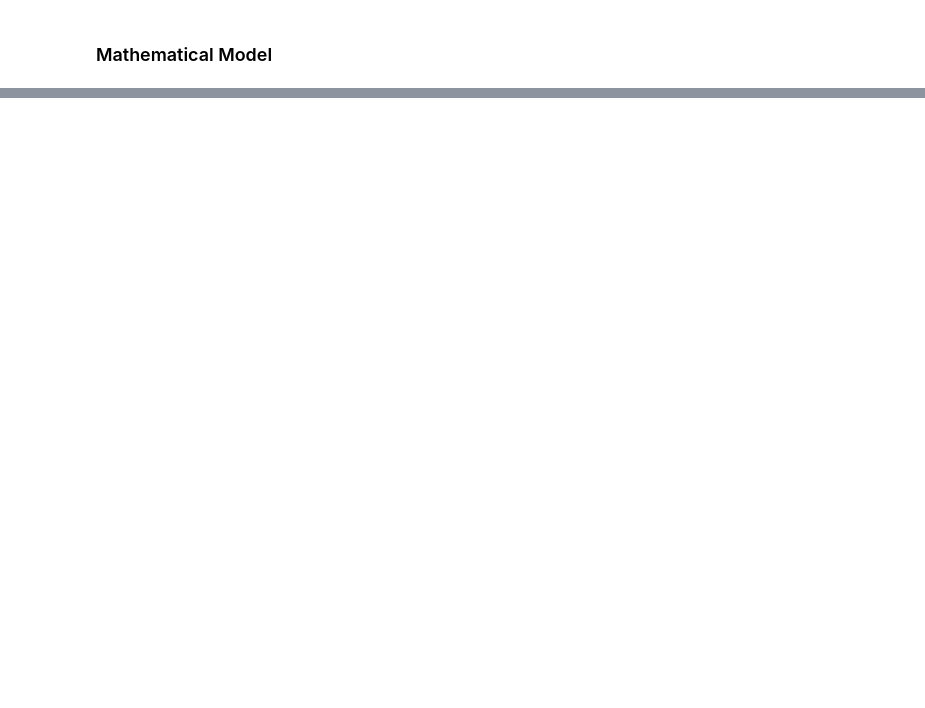
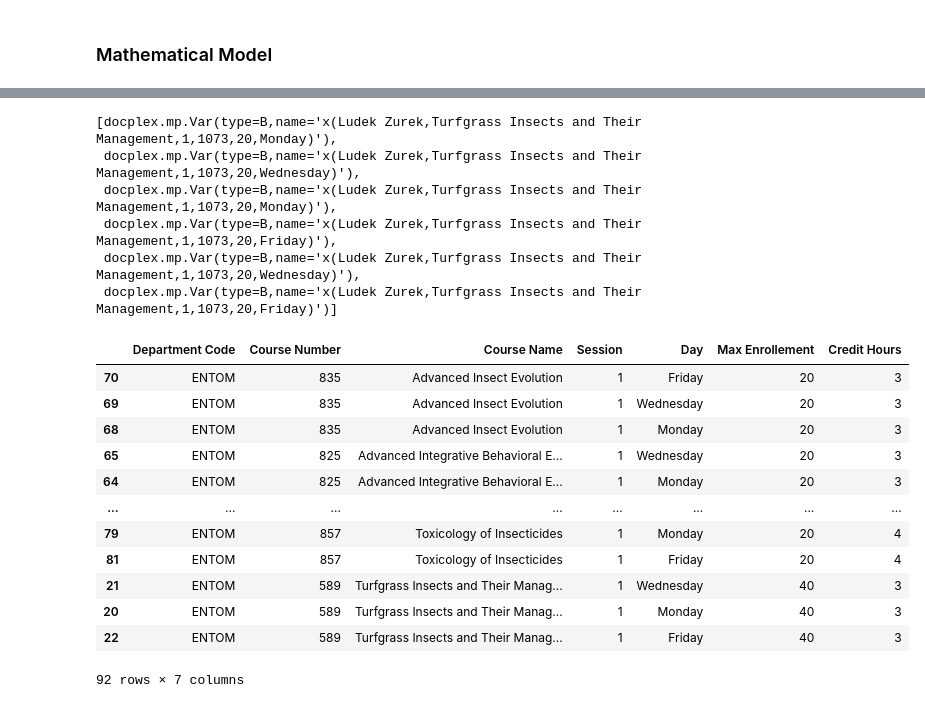
Before and after one commit to isossa/MATH4320, a Jupyter notebook: Project 1/Project 1 Submission.ipynb, the cells around one changed output, grey strips where cells are left out. Saved outputs shown, nothing was run; the diff lists cells and outputs as text; code cells hidden in the pictures; blank space fills up the shorter version.

```diff
--- a/Project 1/Project 1 Submission.ipynb
+++ b/Project 1/Project 1 Submission.ipynb
@@ -228,7 +216,7 @@ def get_period_df() -> pd.DataFrame:
     return pd.DataFrame.from_dict({'Period' : list(range(1, 21)) * 5, 'Day Name' : day_names, 'Day Number' : day_digits,
                                    'Start Time' : start_time, 'End Time' : end_time})
 
-periods_df = get_period_df()
+period_df = get_period_df()
 # %%
 def get_column_value_as_list(df:pd.DataFrame, colname:str) -> pd.DataFrame:
     '''Get the values of a data frame column as a Python list'''
@@ -261,2 +227,18 @@ get_column_value_as_list(periods_df, 'Day Name')
 # %% [markdown]
 ### Mathematical Model
+# %%
+## Model Environment
+model = Model(name='Course Scheduling')
+
+######################
+# Decision Variables #
+######################
+x_ijklmn = dict()
+for professor in professors_df['Faculty Name']:
+    for course in courses_offered.groupby(by=['Course Name', 'Session', 'Day']):
+        course_name, session, day_offered = course[0]
+        for period in np.unique(get_column_value_as_list(period_df, 'Period')):
+            for room in classrooms_df['Classroom']:
+                x_ijklmn[(professor, course_name, session, room, period, day_offered)] = model.binary_var(name = "x({},{},{},{},{},{})".format(professor, course_name, session, room, period, day_offered))
+
+model.print_information()
@@ -300,0 +366,23 @@ Model: Course Scheduling
+# %%
+display(aggregate_values)
+courses_offered.sort_values(by='Course Name')
+# %% [output]
+[docplex.mp.Var(type=B,name='x(Ludek Zurek,Turfgrass Insects and Their Management,1,1073,20,Monday)'),
+ docplex.mp.Var(type=B,name='x(Ludek Zurek,Turfgrass Insects and Their Management,1,1073,20,Wednesday)'),
+ docplex.mp.Var(type=B,name='x(Ludek Zurek,Turfgrass Insects and Their Management,1,1073,20,Monday)'),
+ docplex.mp.Var(type=B,name='x(Ludek Zurek,Turfgrass Insects and Their Management,1,1073,20,Friday)'),
+ docplex.mp.Var(type=B,name='x(Ludek Zurek,Turfgrass Insects and Their Management,1,1073,20,Wednesday)'),
+ docplex.mp.Var(type=B,name='x(Ludek Zurek,Turfgrass Insects and Their Management,1,1073,20,Friday)')]
+|  | Department Code | Course Number | Course Name | Session | Day | Max Enrollement | Credit Hours |
+| 70 | ENTOM | 835 | Advanced Insect Evolution | 1 | Friday | 20 | 3 |
+| 69 | ENTOM | 835 | Advanced Insect Evolution | 1 | Wednesday | 20 | 3 |
+| 68 | ENTOM | 835 | Advanced Insect Evolution | 1 | Monday | 20 | 3 |
+| 65 | ENTOM | 825 | Advanced Integrative Behavioral E... | 1 | Wednesday | 20 | 3 |
+| 64 | ENTOM | 825 | Advanced Integrative Behavioral E... | 1 | Monday | 20 | 3 |
+| ... | ... | ... | ... | ... | ... | ... | ... |
+| 79 | ENTOM | 857 | Toxicology of Insecticides | 1 | Monday | 20 | 4 |
+| 81 | ENTOM | 857 | Toxicology of Insecticides | 1 | Friday | 20 | 4 |
+| 21 | ENTOM | 589 | Turfgrass Insects and Their Manag... | 1 | Wednesday | 40 | 3 |
+| 20 | ENTOM | 589 | Turfgrass Insects and Their Manag... | 1 | Monday | 40 | 3 |
+| 22 | ENTOM | 589 | Turfgrass Insects and Their Manag... | 1 | Friday | 40 | 3 |
+92 rows × 7 columns
```
Also changed, not shown: parts of 10 cells of this notebook.
